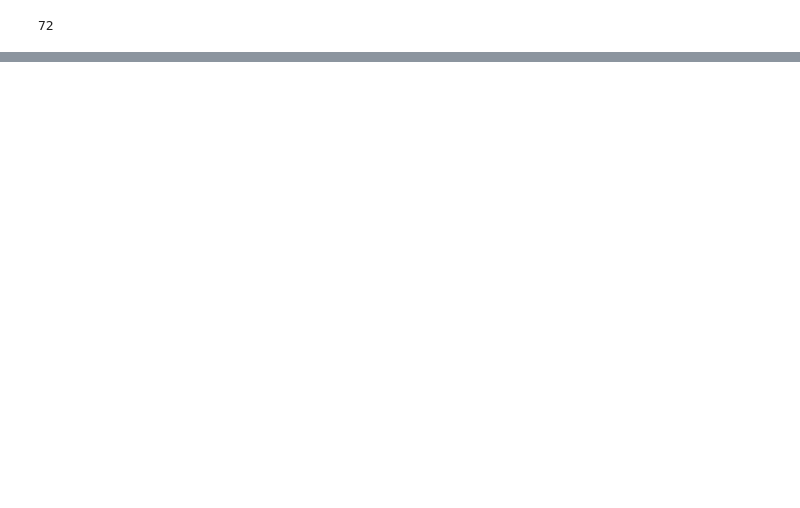
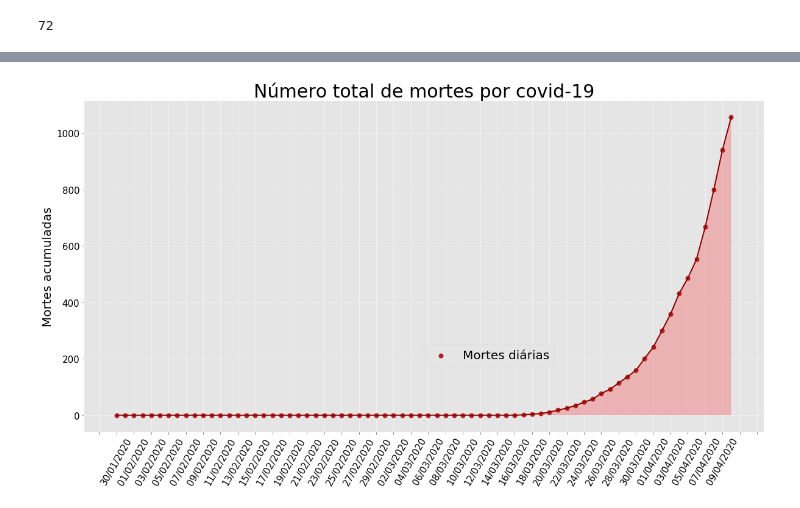
Before and after one commit to taticorrea/covid-19, a Jupyter notebook: analise_covid-19.ipynb, the cells around one changed output, grey strips where cells are left out. Saved outputs shown, nothing was run; the diff lists cells and outputs as text; code cells hidden in the pictures; blank space fills up the shorter version.

```diff
--- a/analise_covid-19.ipynb
+++ b/analise_covid-19.ipynb
@@ -27,4 +27,4 @@ del file['region;sigla;date;cases_inc;cases;deaths_inc;deaths']
 
 microDados = file.filter(items=['date','deaths'])
 microDados['deaths'] = microDados.deaths.astype('int64')
-microDados['date'] = microDados.date.astype('datetime64[D]')
+#microDados['date'] = microDados.date.astype('datetime64[D]')
@@ -90,0 +104,24 @@ plt.show()
+# %%
+plt.figure(figsize = (20,10))
+plt.style.use('ggplot')
+
+#plt.bar(microDados['date'],y, color = 'lightcoral')
+plt.plot(microDados['date'],y, color = 'darkred')
+plt.fill_between(microDados['date'],y,facecolor='lightcoral', alpha=0.5)
+plt.scatter(microDados['date'],y, color = 'firebrick',linewidths=2, label = 'Mortes diárias')
+
+plt.title('Número total de mortes por covid-19',size=30)
+plt.ylabel('Mortes acumuladas',color='black',size=20)
+plt.xticks(rotation=60,size=15,color='black')
+plt.yticks(size=15,color='black')
+plt.rcParams.update({'font.size': 20})
+
+ax=plt.gca()
+ax.xaxis.set_major_locator(ticker.MultipleLocator(2))
+
+#plt.grid(axis='y',color='dimgrey')
+plt.legend(bbox_to_anchor=(1.05, 1), borderaxespad=20)
+plt.savefig('mortes_diarias.png')
+plt.show()
+# %% [output]
+[figure, added]
```
Also changed, not shown: parts of 7 cells of this notebook, 1 other file.
